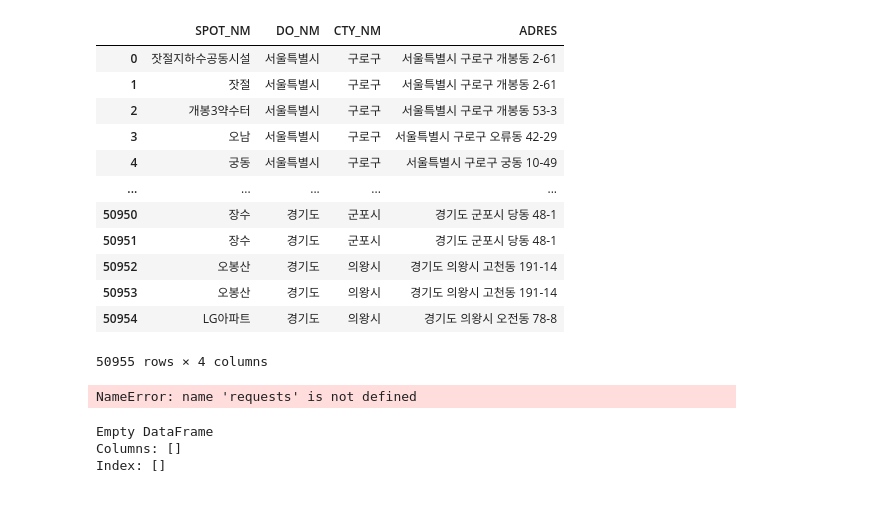
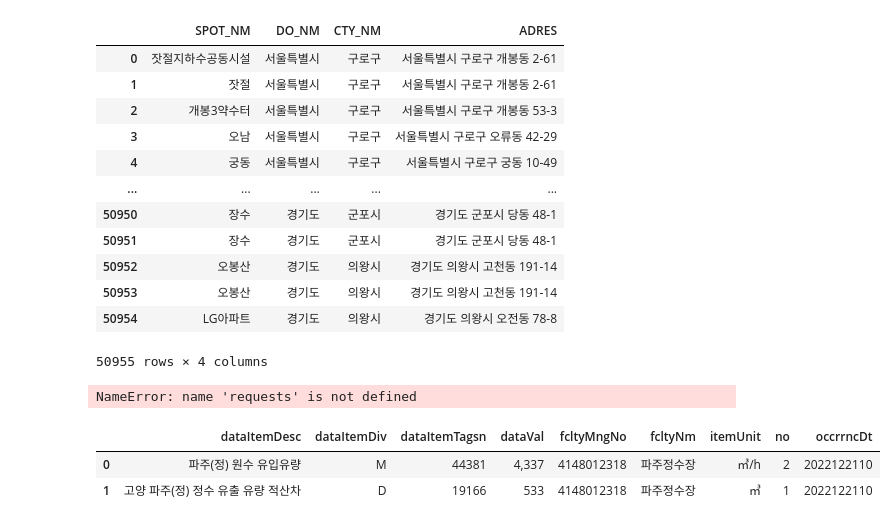
Before and after one commit to whdgus928/emergency-web, a Jupyter notebook: api_test.ipynb, the cells around one changed output. Drawn from its saved outputs; the diff is of its cells as text; code cells hidden in the pictures.

```diff
--- a/api_test.ipynb
+++ b/api_test.ipynb
@@ -252,8 +252,7 @@ df
 50955 rows × 4 columns
 # %%
 import pandas as pd
-df=pd.read_csv('C:\\Users\\user\\Desktop\\VS code\\disaster-main\\disaster-main\\pages\\using_data\\약수터.csv',encoding='utf-8-sig')
-df=df.dropna()
+df=pd.read_csv('C:\\Users\\user\\Desktop\\VS code\\disaster-main\\disaster-main\\정수장코드.csv',encoding='utf-8-sig')
 df=df.reset_index(drop=True)
 
 from geopy.geocoders import Nominatim
@@ -272,8 +271,11 @@ def geocoding(address):
 latitude = []
 longitude =[]
 
-for i in df['ADRES']:
+for i in df['주소']:
     latitude.append(geocoding(i)[0])
     longitude.append(geocoding(i)[1])
-    if i==100:
-        break
+
+df['위도']=latitude
+df['경도']=longitude
+print(df)
+df.to_csv('정수장코드.csv',encoding='utf-8-sig')
@@ -391,38 +411,38 @@ import pandas as pd
 from pprint import pprint
 import bs4
 
-#url='http://223.130.129.189:9191/getWaterFlux/sujCode=318&stDt=2022-12-01&stTm=00&edDt=2022-12-01&edTm=02'
-url='http://223.130.129.189:9191/getWaterFlux/stDt=2022-12-01&stTm=00&edDt=2022-12-01&edTm=02&numOfRows=1000&pageNo=1'
+url='http://223.130.129.189:9191/getWaterFlux/sujCode=318&stDt=2022-12-21&stTm=10&edDt=2022-12-21&edTm=11'
+#url='http://223.130.129.189:9191/getWaterFlux/sujCode=316&stDt=2022-12-01&stTm=00&edDt=2022-12-01&edTm=01&numOfRows=500&pageNo=1'
 response = requests.get(url)
 content = response.text
 
 xml_obj = bs4.BeautifulSoup(content,'lxml-xml')
 rows = xml_obj.findAll('item')
 
 row_list = [] # 행값
 name_list = [] # 열이름값
 value_list = [] #데이터값
 
 for i in range(0, len(rows)):
     columns = rows[i].find_all()
     #첫째 행 데이터 수집
     for j in range(0,len(columns)):
         if i ==0:
             # 컬럼 이름 값 저장
             name_list.append(columns[j].name)
         # 컬럼의 각 데이터 값 저장
         value_list.append(columns[j].text)
     # 각 행의 value값 전체 저장
     row_list.append(value_list)
     # 데이터 리스트 값 초기화
     value_list=[]
 
 #xml값 DataFrame으로 만들기
 corona_df = pd.DataFrame(row_list, columns=name_list)
 
-print(corona_df)
+corona_df
 #corona_df.to_csv('정수장.csv',encoding='utf-8-sig')
 # %% [output]
-Empty DataFrame
-Columns: []
-Index: []
+|  | dataItemDesc | dataItemDiv | dataItemTagsn | dataVal | fcltyMngNo | fcltyNm | itemUnit | no | occrrncDt |
+| 0 | 파주(정) 원수 유입유량 | M | 44381 | 4,337 | 4148012318 | 파주정수장 | ㎥/h | 2 | 2022122110 |
+| 1 | 고양 파주(정) 정수 유출 유량 적산차 | D | 19166 | 533 | 4148012318 | 파주정수장 | ㎥ | 1 | 2022122110 |
```
Also changed, not shown: parts of 15 cells of this notebook, 19 other files.
